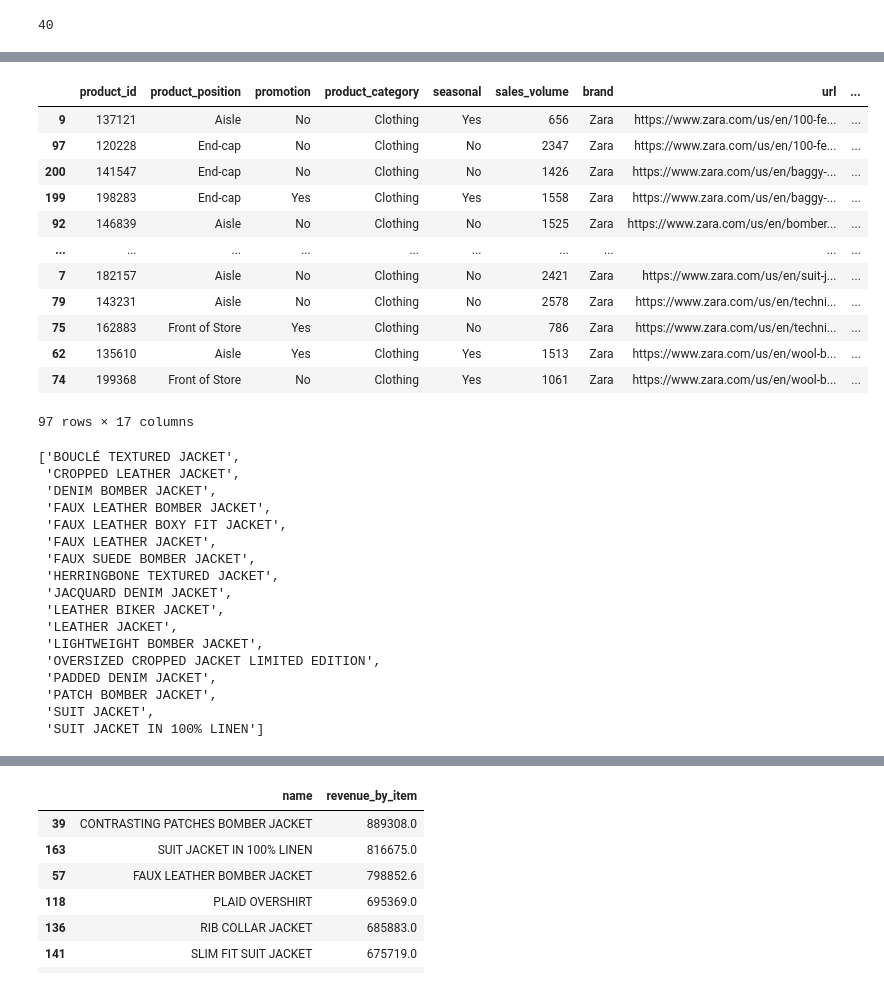
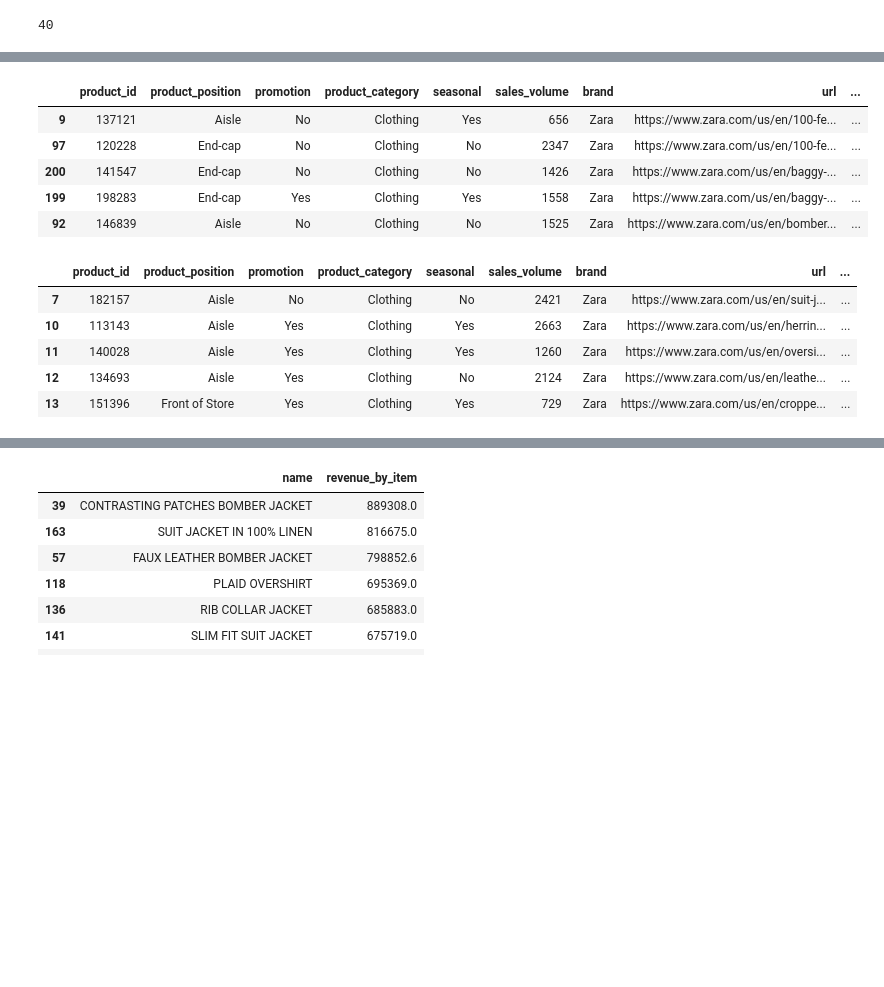
Before and after one commit to Kelebrimbor/Analytics, a Jupyter notebook: Zara_sales/Kaggle_Zara_sales.ipynb, the cells around one changed output, grey strips where cells are left out. Cells and saved outputs as stored; diff of their text form; code cells hidden in the pictures; blank space fills up the shorter version.

```diff
--- a/Zara_sales/Kaggle_Zara_sales.ipynb
+++ b/Zara_sales/Kaggle_Zara_sales.ipynb
@@ -126,48 +115,37 @@ nunique_name.loc[nunique_name.counts_in_df > 1]
 # %%
 repeated_names_df = sales[sales.groupby('name')['name'].transform('size') > 1].sort_values('name')
 
-repeated_names_df
+repeated_names_df.head()
 
 # Датафрейм товаров, где значение name встречается в датафпрейме sales более одного раза
 # %% [output]
 |  | product_id | product_position | promotion | product_category | seasonal | sales_volume | brand | url | ... |
 | 9 | 137121 | Aisle | No | Clothing | Yes | 656 | Zara | https://www.zara.com/us/en/100-fe... | ... |
 | 97 | 120228 | End-cap | No | Clothing | No | 2347 | Zara | https://www.zara.com/us/en/100-fe... | ... |
 | 200 | 141547 | End-cap | No | Clothing | No | 1426 | Zara | https://www.zara.com/us/en/baggy-... | ... |
 | 199 | 198283 | End-cap | Yes | Clothing | Yes | 1558 | Zara | https://www.zara.com/us/en/baggy-... | ... |
 | 92 | 146839 | Aisle | No | Clothing | No | 1525 | Zara | https://www.zara.com/us/en/bomber... | ... |
-| ... | ... | ... | ... | ... | ... | ... | ... | ... | ... |
-| 7 | 182157 | Aisle | No | Clothing | No | 2421 | Zara | https://www.zara.com/us/en/suit-j... | ... |
-| 79 | 143231 | Aisle | No | Clothing | No | 2578 | Zara | https://www.zara.com/us/en/techni... | ... |
-| 75 | 162883 | Front of Store | Yes | Clothing | No | 786 | Zara | https://www.zara.com/us/en/techni... | ... |
-| 62 | 135610 | Aisle | Yes | Clothing | Yes | 1513 | Zara | https://www.zara.com/us/en/wool-b... | ... |
-| 74 | 199368 | Front of Store | No | Clothing | Yes | 1061 | Zara | https://www.zara.com/us/en/wool-b... | ... |
-97 rows × 17 columns
 # %%
 a = []
 for i in repeated_names_df.name.unique():
     if repeated_names_df.groupby(['name', 'terms']).revenue_by_item.sum().loc[i].size > 1:
         a.append(i)
 
-a
-
 # Находим названия товаров name, которые в датафрейме sales встречаются с разной маркировкой в типе товара (параметр terms)
 # и записываем их в лист.
+
+sales.query('name == @a').head()
+
+# Сортируем датафрейм sales по тем наименованиям товаров, name, которые встречаются с разной маркировкой по параметру terms -
+# тип товара
+
+# Вопрос состоит в том, ошибка ли это или есть какие-то особенности, в реальной жизни имел бы смысл отправить запрос на
+# разъяснение ситуации в соответствующую команду, т.к. товар, который имеет в названии "Jacket" тут может быть отнесен
+# и к jackets, и к sweaters
 # %% [output]
-['BOUCLÉ TEXTURED JACKET',
- 'CROPPED LEATHER JACKET',
- 'DENIM BOMBER JACKET',
- 'FAUX LEATHER BOMBER JACKET',
- 'FAUX LEATHER BOXY FIT JACKET',
- 'FAUX LEATHER JACKET',
- 'FAUX SUEDE BOMBER JACKET',
- 'HERRINGBONE TEXTURED JACKET',
- 'JACQUARD DENIM JACKET',
- 'LEATHER BIKER JACKET',
- 'LEATHER JACKET',
- 'LIGHTWEIGHT BOMBER JACKET',
- 'OVERSIZED CROPPED JACKET LIMITED EDITION',
- 'PADDED DENIM JACKET',
- 'PATCH BOMBER JACKET',
- 'SUIT JACKET',
- 'SUIT JACKET IN 100% LINEN']
+|  | product_id | product_position | promotion | product_category | seasonal | sales_volume | brand | url | ... |
+| 7 | 182157 | Aisle | No | Clothing | No | 2421 | Zara | https://www.zara.com/us/en/suit-j... | ... |
+| 10 | 113143 | Aisle | Yes | Clothing | Yes | 2663 | Zara | https://www.zara.com/us/en/herrin... | ... |
+| 11 | 140028 | Aisle | Yes | Clothing | Yes | 1260 | Zara | https://www.zara.com/us/en/oversi... | ... |
+| 12 | 134693 | Aisle | Yes | Clothing | No | 2124 | Zara | https://www.zara.com/us/en/leathe... | ... |
+| 13 | 151396 | Front of Store | Yes | Clothing | Yes | 729 | Zara | https://www.zara.com/us/en/croppe... | ... |
```
Also changed, not shown: parts of 10 cells of this notebook.
